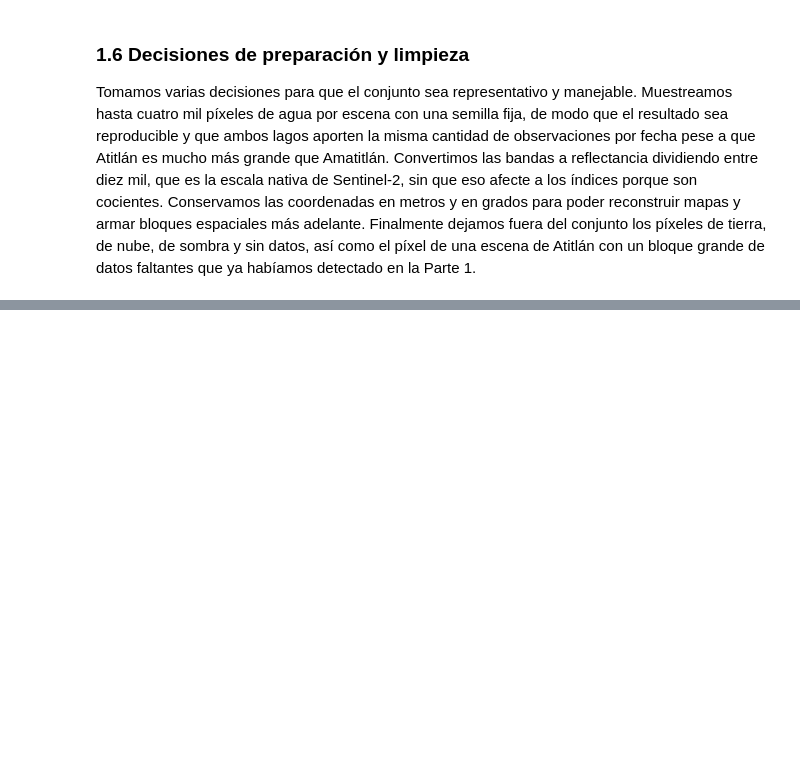
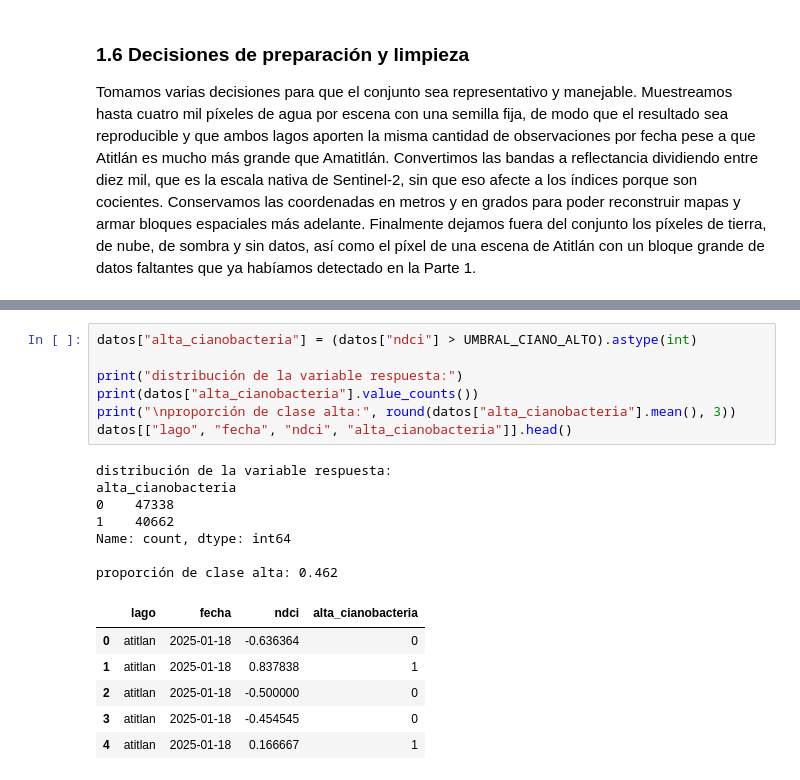
Before and after one commit to FerAHMz/lab4-ds, a Jupyter notebook: notebooks/lab4_parte2.ipynb, the cells around one changed output, grey strips where cells are left out. Saved outputs shown, nothing was run; the diff lists cells and outputs as text; blank space fills up the shorter version.

Commit message:
Parte 2 Ejercicio 2: variable respuesta binaria (inciso 2.1)

```diff
--- a/notebooks/lab4_parte2.ipynb
+++ b/notebooks/lab4_parte2.ipynb
@@ -295,0 +308,21 @@ que ya habíamos detectado en la Parte 1.
+# %%
+datos["alta_cianobacteria"] = (datos["ndci"] > UMBRAL_CIANO_ALTO).astype(int)
+
+print("distribución de la variable respuesta:")
+print(datos["alta_cianobacteria"].value_counts())
+print("\nproporción de clase alta:", round(datos["alta_cianobacteria"].mean(), 3))
+datos[["lago", "fecha", "ndci", "alta_cianobacteria"]].head()
+# %% [output]
+distribución de la variable respuesta:
+alta_cianobacteria
+0    47338
+1    40662
+Name: count, dtype: int64
+
+proporción de clase alta: 0.462
+|  | lago | fecha | ndci | alta_cianobacteria |
+| 0 | atitlan | 2025-01-18 | -0.636364 | 0 |
+| 1 | atitlan | 2025-01-18 | 0.837838 | 1 |
+| 2 | atitlan | 2025-01-18 | -0.500000 | 0 |
+| 3 | atitlan | 2025-01-18 | -0.454545 | 0 |
+| 4 | atitlan | 2025-01-18 | 0.166667 | 1 |
```
Also changed, not shown: parts of 3 cells of this notebook.
